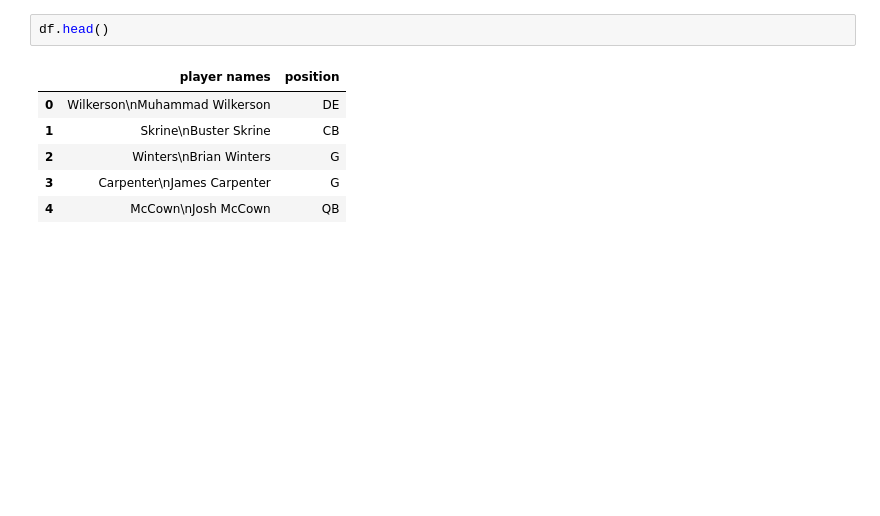
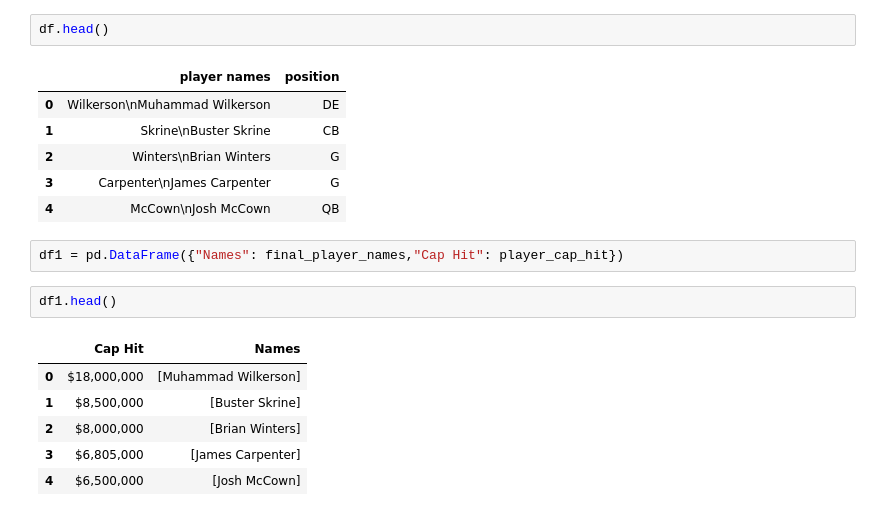
Before and after one commit to wcontractor/NFLAnalysis, a Jupyter notebook: NFL_Salary_Scraping_1.ipynb, the cells around one changed output. Cells and saved outputs as stored; diff of their text form; blank space fills up the shorter version.

```diff
--- a/NFL_Salary_Scraping_1.ipynb
+++ b/NFL_Salary_Scraping_1.ipynb
@@ -163,3 +157,14 @@ df.head()
 | 2 | Winters\nBrian Winters | G |
 | 3 | Carpenter\nJames Carpenter | G |
 | 4 | McCown\nJosh McCown | QB |
+# %%
+df1 = pd.DataFrame({"Names": final_player_names,"Cap Hit": player_cap_hit})
+# %%
+df1.head()
+# %% [output]
+|  | Cap Hit | Names |
+| 0 | $18,000,000 | [Muhammad Wilkerson] |
+| 1 | $8,500,000 | [Buster Skrine] |
+| 2 | $8,000,000 | [Brian Winters] |
+| 3 | $6,805,000 | [James Carpenter] |
+| 4 | $6,500,000 | [Josh McCown] |
```
Also changed, not shown: parts of 15 cells of this notebook.
